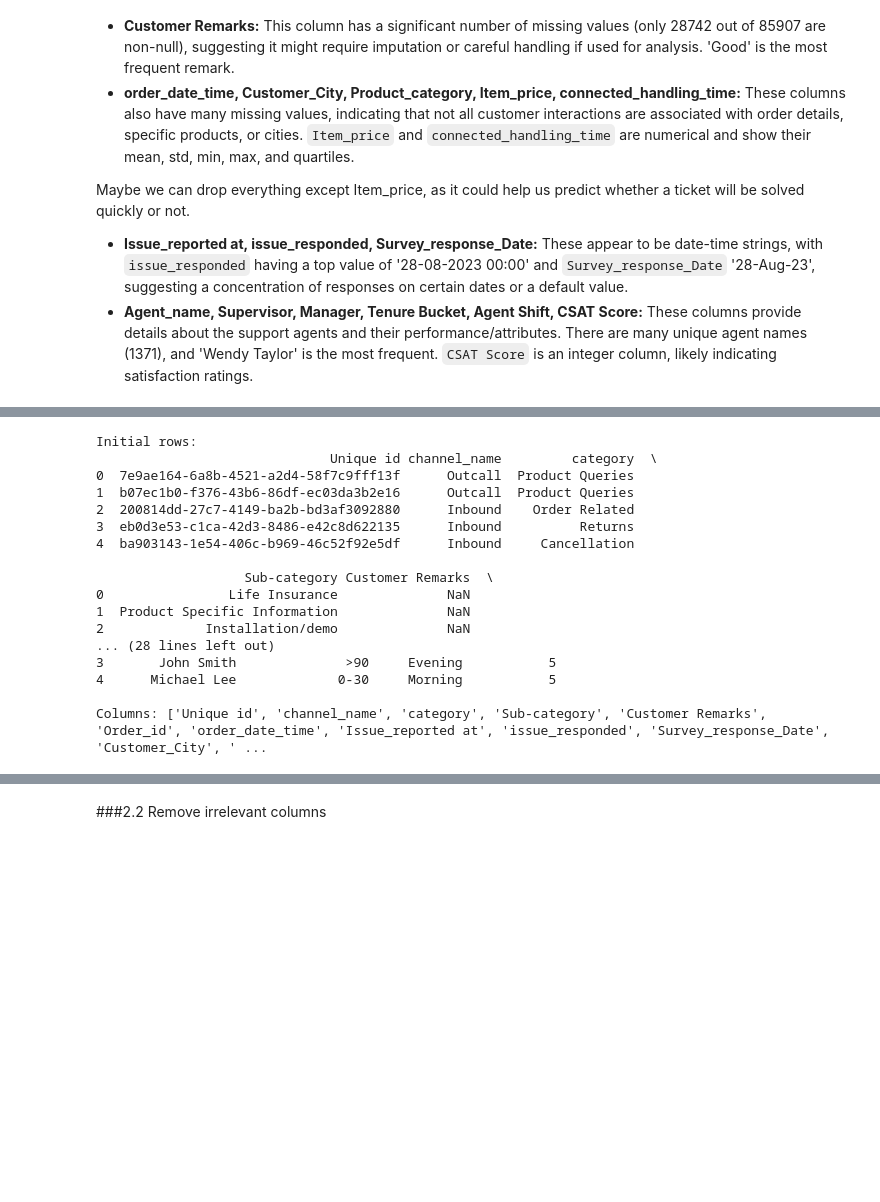
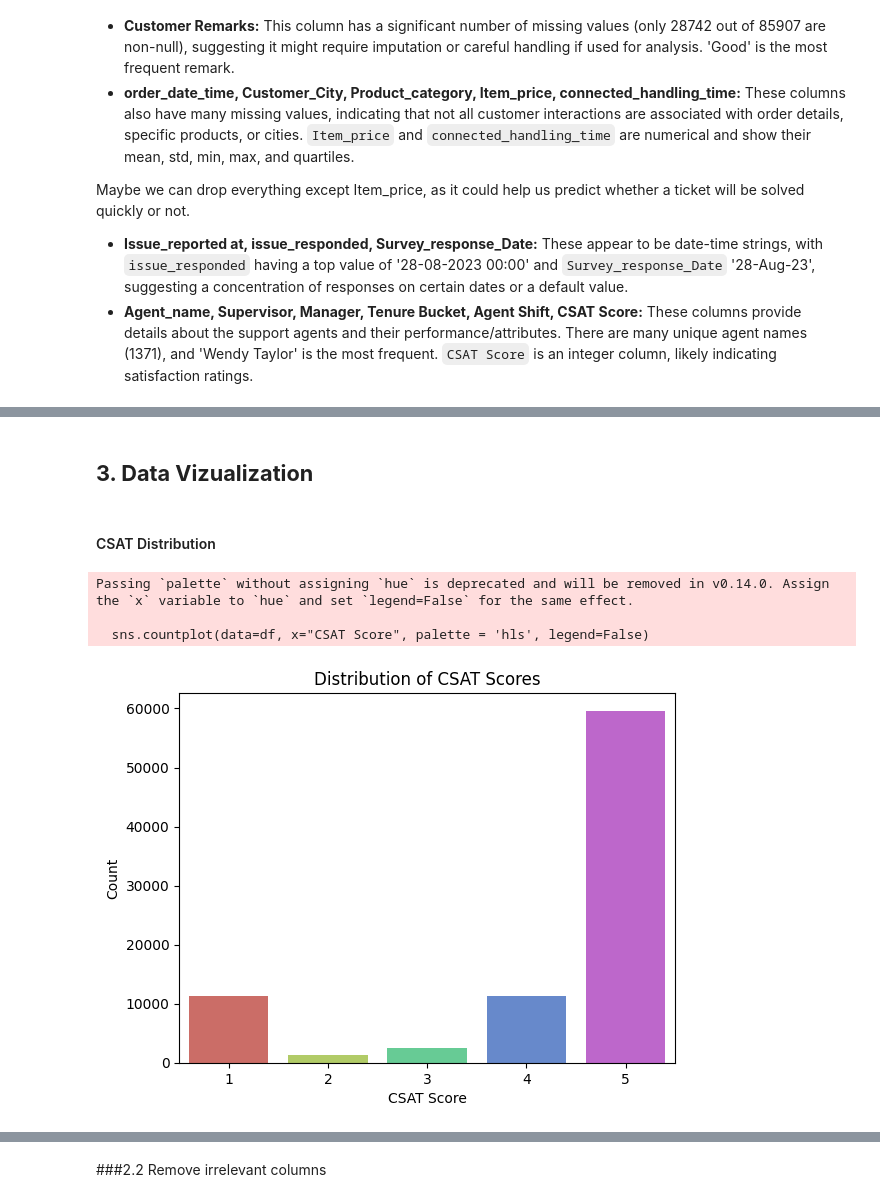
Before and after one commit to MInesGomes/AI-Project2026, a Jupyter notebook: InesGomes_AI_BusinessProject.ipynb, the cells around one changed output, grey strips where cells are left out. Cells and saved outputs as stored; diff of their text form; code cells hidden in the pictures; blank space fills up the shorter version.

Commit message:
Visuals

```diff
--- a/InesGomes_AI_BusinessProject.ipynb
+++ b/InesGomes_AI_BusinessProject.ipynb
@@ -137,49 +97,27 @@ Index(['Unique id', 'channel_name', 'category', 'Sub-category',
-# %%
-import pandas as pd
-import numpy as np
-import matplotlib.pyplot as plt
-import seaborn as sns
-
-from sklearn.model_selection import train_test_split
-from sklearn.preprocessing import LabelEncoder, StandardScaler
-from sklearn.metrics import (
-    accuracy_score,
-    confusion_matrix,
-    roc_auc_score,
-    roc_curve
-)
-
-from sklearn.tree import DecisionTreeClassifier
-from sklearn.naive_bayes import GaussianNB
-from sklearn.ensemble import RandomForestClassifier
-from sklearn.neighbors import KNeighborsClassifier
-
-import os
-
-# --------------------------------------------------
-# 1. LOAD DATA
-# --------------------------------------------------
-
-df = pd.read_csv(os.path.join(path, 'Customer_support_data.csv'))
-
-print("Initial rows:")
-print(df.head())
-print("\nColumns:", df.columns.tolist())
-# %% [output]
-Initial rows:
-                              Unique id channel_name         category  \
-0  7e9ae164-6a8b-4521-a2d4-58f7c9fff13f      Outcall  Product Queries
-1  b07ec1b0-f376-43b6-86df-ec03da3b2e16      Outcall  Product Queries
-2  200814dd-27c7-4149-ba2b-bd3af3092880      Inbound    Order Related
-3  eb0d3e53-c1ca-42d3-8486-e42c8d622135      Inbound          Returns
-4  ba903143-1e54-406c-b969-46c52f92e5df      Inbound     Cancellation
-
-                   Sub-category Customer Remarks  \
-0                Life Insurance              NaN
-1  Product Specific Information              NaN
-2             Installation/demo              NaN
-... (28 lines left out)
-3       John Smith              >90     Evening           5
-4      Michael Lee             0-30     Morning           5
-
-Columns: ['Unique id', 'channel_name', 'category', 'Sub-category', 'Customer Remarks', 'Order_id', 'order_date_time', 'Issue_reported at', 'issue_responded', 'Survey_response_Date', 'Customer_City', ' ...
+# %% [markdown]
+## **3. Data Vizualization**
+# %%
+import matplotlib.pyplot as plt
+import seaborn as sns
+
+# Define the color palette for visualizations
+palette = 'hls'
+'Set2'
+# %% [markdown]
+#### CSAT Distribution
+# %%
+# Visualize the distribution of CSAT Scores using a count plot
+sns.countplot(data=df, x="CSAT Score", palette = palette, legend=False)
+
+# Add title and labels to the plot
+plt.title("Distribution of CSAT Scores")
+plt.xlabel("CSAT Score")
+plt.ylabel("Count")
+
+# Display the plot
+plt.show()
+# %% [output]
+Passing `palette` without assigning `hue` is deprecated and will be removed in v0.14.0. Assign the `x` variable to `hue` and set `legend=False` for the same effect.
+
+  sns.countplot(data=df, x="CSAT Score", palette = 'hls', legend=False)
+[figure, added]
```
Also changed, not shown: parts of 45 cells of this notebook.
